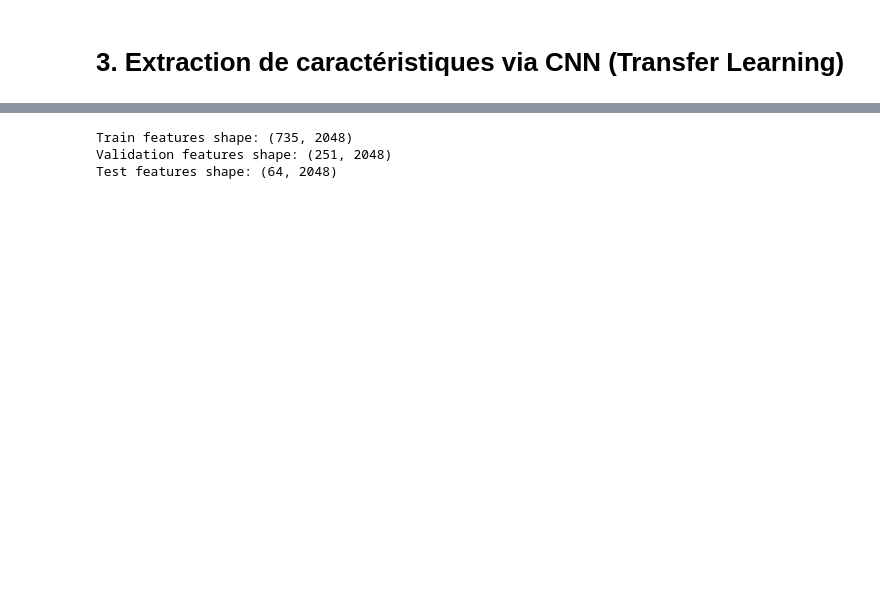
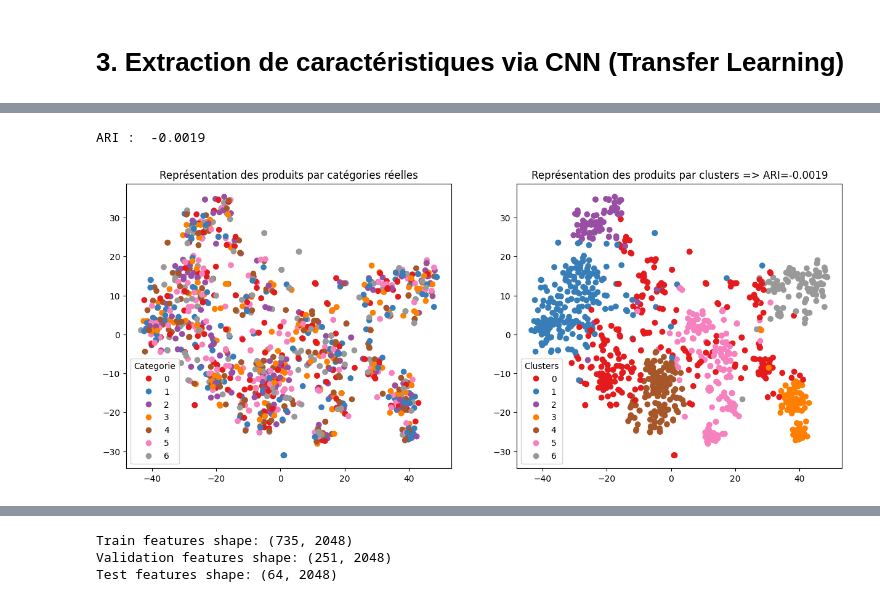
Before and after one commit to amadousysada/classification-automatiquement-des-biens-de-consommation, a Jupyter notebook: classification.ipynb, the cells around one changed output, grey strips where cells are left out. Saved outputs shown, nothing was run; the diff lists cells and outputs as text; code cells hidden in the pictures; blank space fills up the shorter version.

```diff
--- a/classification.ipynb
+++ b/classification.ipynb
@@ -141,0 +188,29 @@ def extract_features(dataset, model):
+# %%
+def tsne_visu_fct(X_tsne, y_cat_num, labels, ARI):
+    fig = plt.figure(figsize=(15,6))
+    ax = fig.add_subplot(121)
+
+    scatter = ax.scatter(X_tsne[:,0],X_tsne[:,1], c=y_cat_num, cmap='Set1')
+    ax.legend(handles=scatter.legend_elements()[0], labels=set(y_cat_num), loc="best", title="Categorie")
+    plt.title(f"Représentation des produits par catégories réelles")
+
+    ax = fig.add_subplot(122)
+    scatter = ax.scatter(X_tsne[:,0],X_tsne[:,1], c=labels, cmap='Set1')
+    ax.legend(handles=scatter.legend_elements()[0], labels=set(labels), loc="best", title="Clusters")
+    plt.title(f"Représentation des produits par clusters => ARI={ARI}")
+    plt.show()
+# %%
+%%time
+
+# Détermination des clusters à partir des données reduites
+k=7
+
+cls = KMeans(n_clusters=k, n_init=100, random_state=42)
+clusters = cls.fit_predict(X_pca)
+ARI = np.round(adjusted_rand_score(true_labels, clusters),4)
+
+print("ARI : ", ARI)
+tsne_visu_fct(X_tsne, true_labels.tolist(), clusters, ARI)
+# %% [output]
+ARI :  -0.0019
+[figure, added]
```
Also changed, not shown: parts of 39 cells of this notebook, 1 other file.
